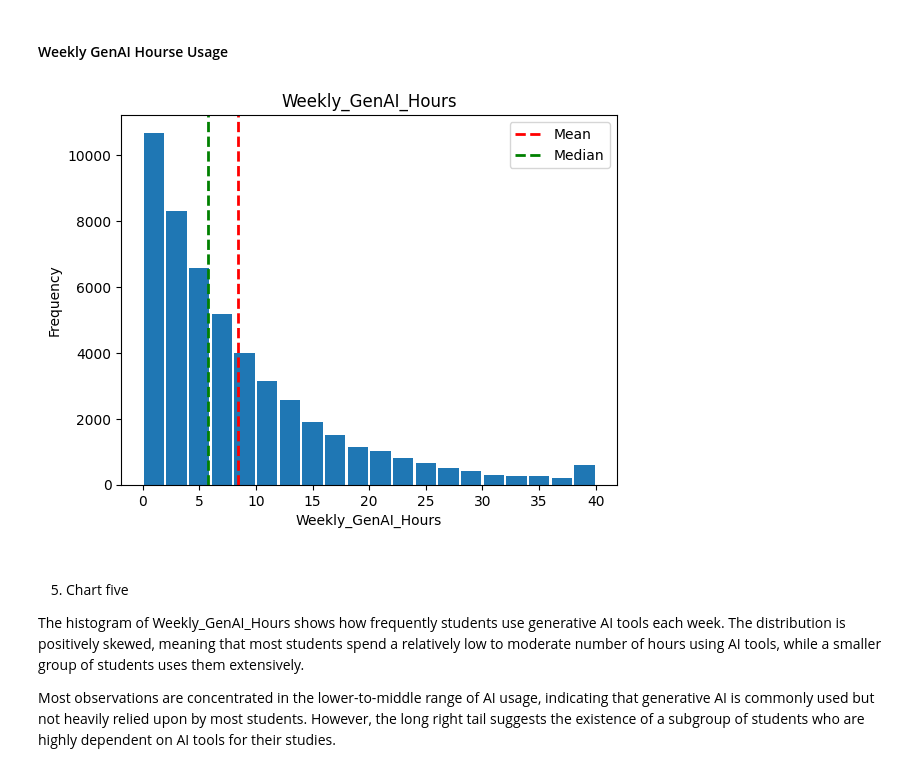
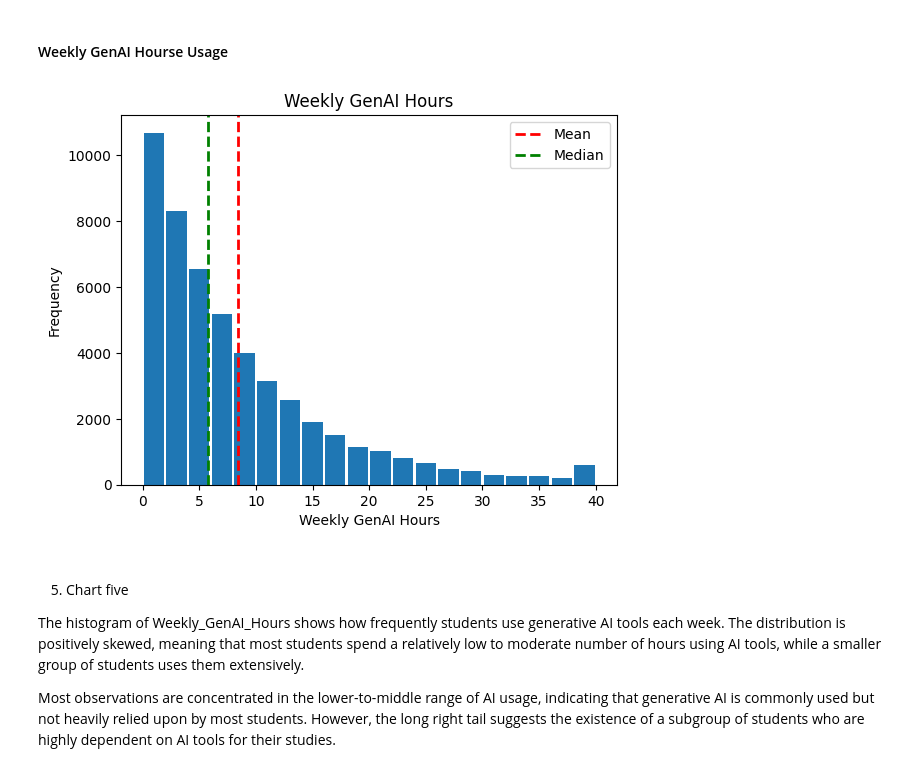
Before and after one commit to Murtazahaidari89/Impact-of-Ai-on-Students-MFR-project-data-analytics-course-, a Jupyter notebook: project.ipynb, the cells around one changed output. Cells and saved outputs as stored; diff of their text form; code cells hidden in the pictures.

```diff
--- a/project.ipynb
+++ b/project.ipynb
@@ -513,19 +511,19 @@ Overall, the plot suggests that GPA changes are limited in magnitude for most st
 # %%
 plt.hist(df.Weekly_GenAI_Hours, bins=20, rwidth=0.9)
 
 # Mean
 plt.axvline(df.Weekly_GenAI_Hours.mean(), color='red', linestyle='dashed', linewidth=2, label='Mean')
 
 # Median
 plt.axvline(df.Weekly_GenAI_Hours.median(), color='green', linestyle='dashed', linewidth=2, label='Median')
 
-plt.title('Weekly_GenAI_Hours')
-plt.xlabel('Weekly_GenAI_Hours')
+plt.title('Weekly GenAI Hours')
+plt.xlabel('Weekly GenAI Hours')
 plt.ylabel('Frequency')
 plt.legend()
 plt.show()
 # %% [output]
-[figure, old version]
+[figure, new version]
 # %% [markdown]
 #####
 5. Chart five
```
Also changed, not shown: parts of 9 cells of this notebook.
